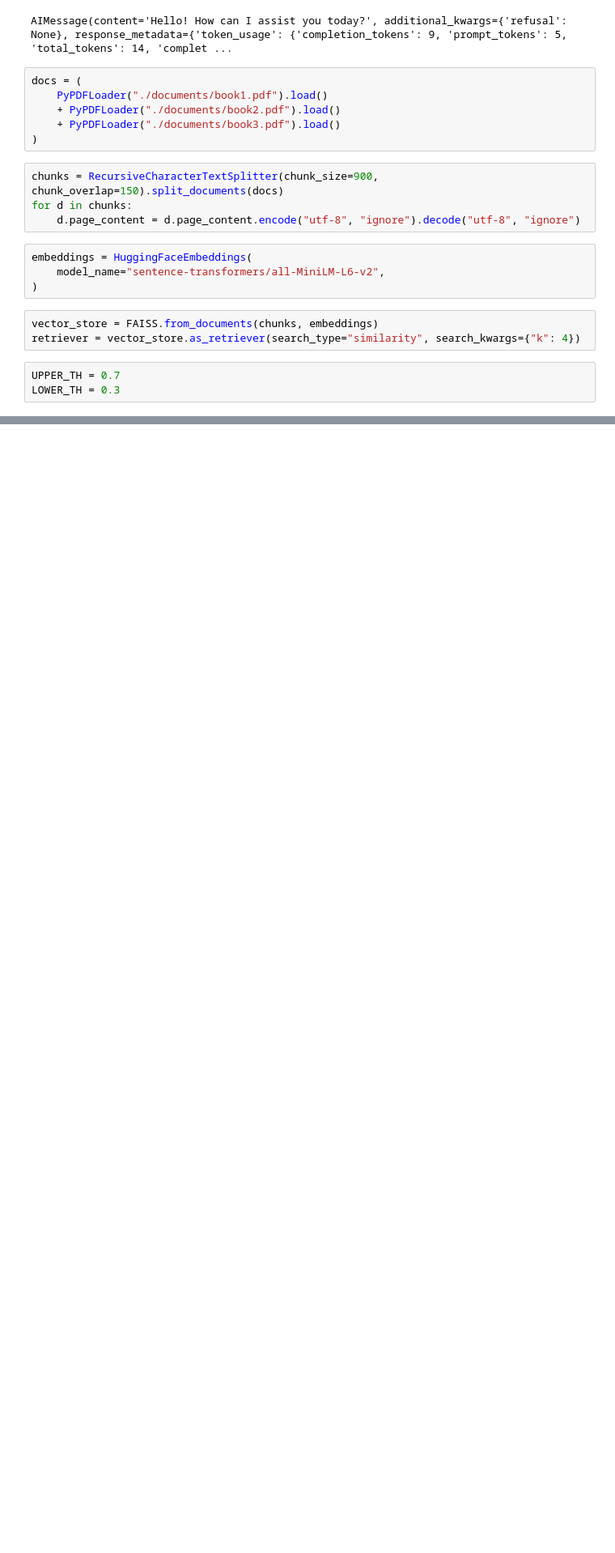
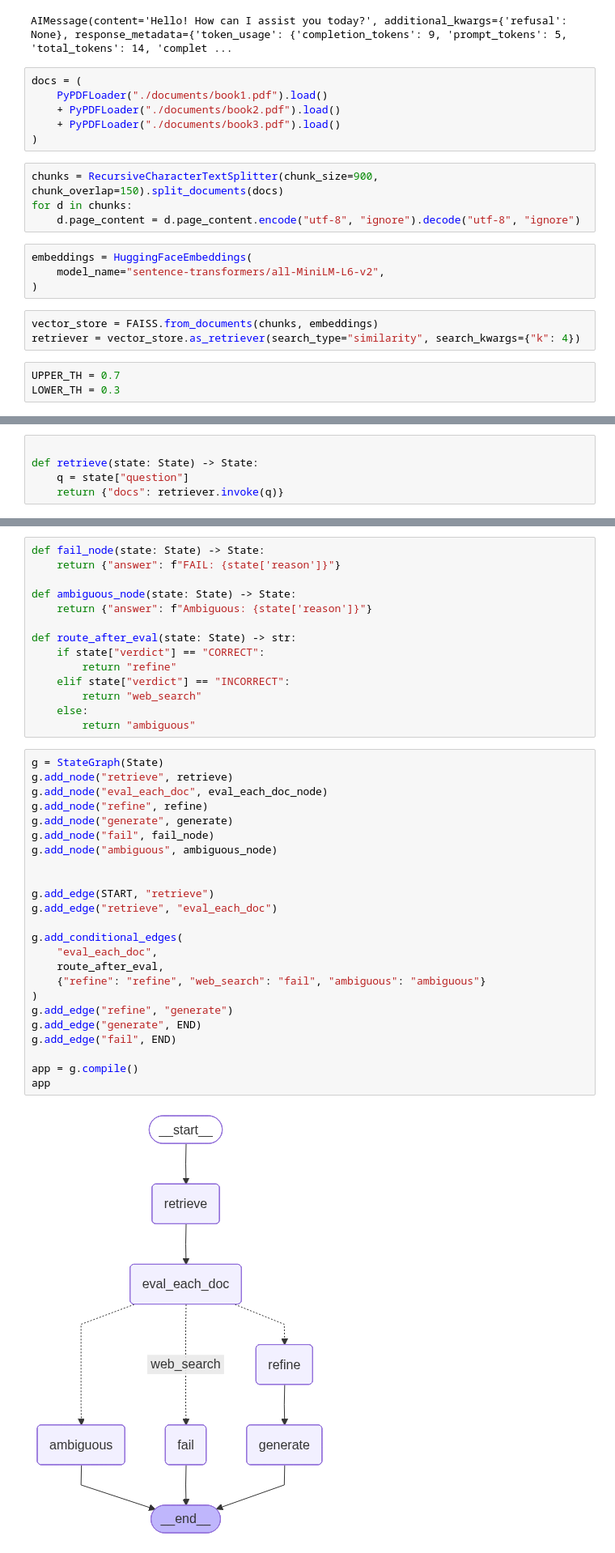
Before and after one commit to vaibhav-108/C-RAG, a Jupyter notebook: 3_retrieval_eavaluator.ipynb, the cells around one changed output, grey strips where cells are left out. Shown at 81% size. Saved outputs shown, nothing was run; the diff lists cells and outputs as text; blank space fills up the shorter version.

Commit message:
CRAG web search

```diff
--- a/3_retrieval_eavaluator.ipynb
+++ b/3_retrieval_eavaluator.ipynb
@@ -49,0 +64,5 @@ LOWER_TH = 0.3
+# %%
+
+def retrieve(state: State) -> State:
+    q = state["question"]
+    return {"docs": retriever.invoke(q)}
@@ -49,0 +210,40 @@ LOWER_TH = 0.3
+# %%
+def fail_node(state: State) -> State:
+    return {"answer": f"FAIL: {state['reason']}"}
+
+def ambiguous_node(state: State) -> State:
+    return {"answer": f"Ambiguous: {state['reason']}"}
+
+def route_after_eval(state: State) -> str:
+    if state["verdict"] == "CORRECT":
+        return "refine"
+    elif state["verdict"] == "INCORRECT":
+        return "web_search"
+    else:
+        return "ambiguous"
+# %%
+g = StateGraph(State)
+g.add_node("retrieve", retrieve)
+g.add_node("eval_each_doc", eval_each_doc_node)
+g.add_node("refine", refine)
+g.add_node("generate", generate)
+g.add_node("fail", fail_node)
+g.add_node("ambiguous", ambiguous_node)
+
+
+g.add_edge(START, "retrieve")
+g.add_edge("retrieve", "eval_each_doc")
+
+g.add_conditional_edges(
+    "eval_each_doc",
+    route_after_eval,
+    {"refine": "refine", "web_search": "fail", "ambiguous": "ambiguous"}
+)
+g.add_edge("refine", "generate")
+g.add_edge("generate", END)
+g.add_edge("fail", END)
+
+app = g.compile()
+app
+# %% [output]
+[figure, added]
```
Also changed, not shown: parts of 5 cells of this notebook, 1 other file.
